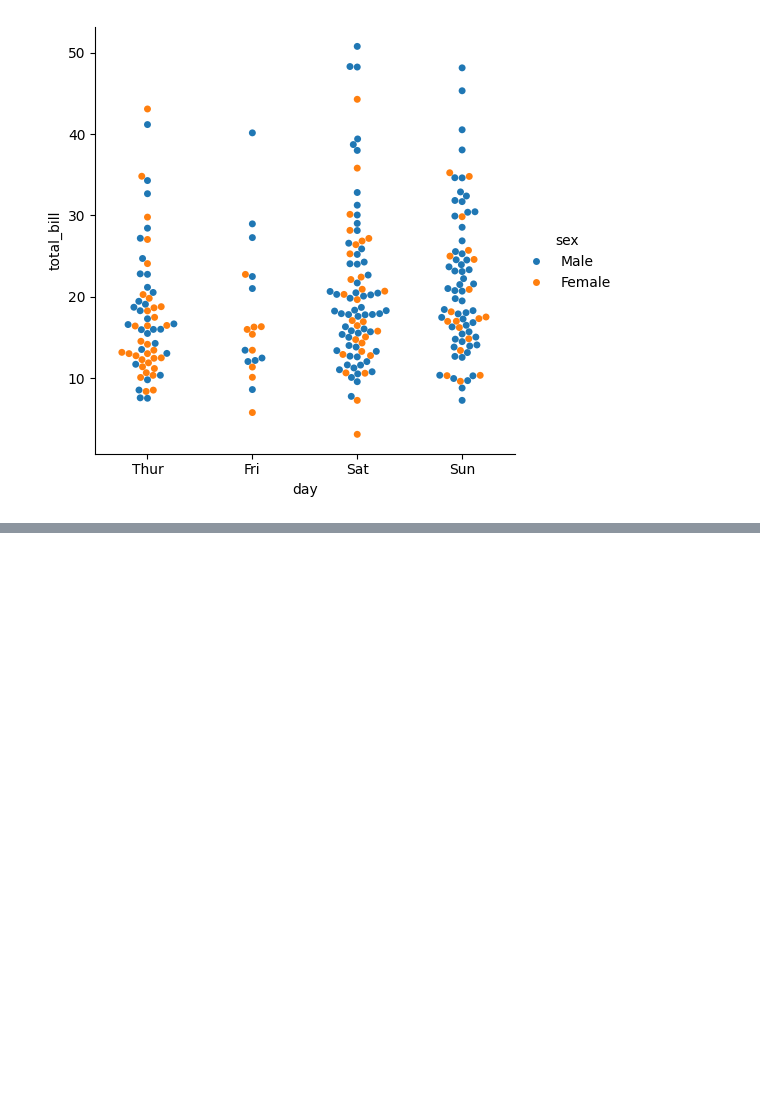
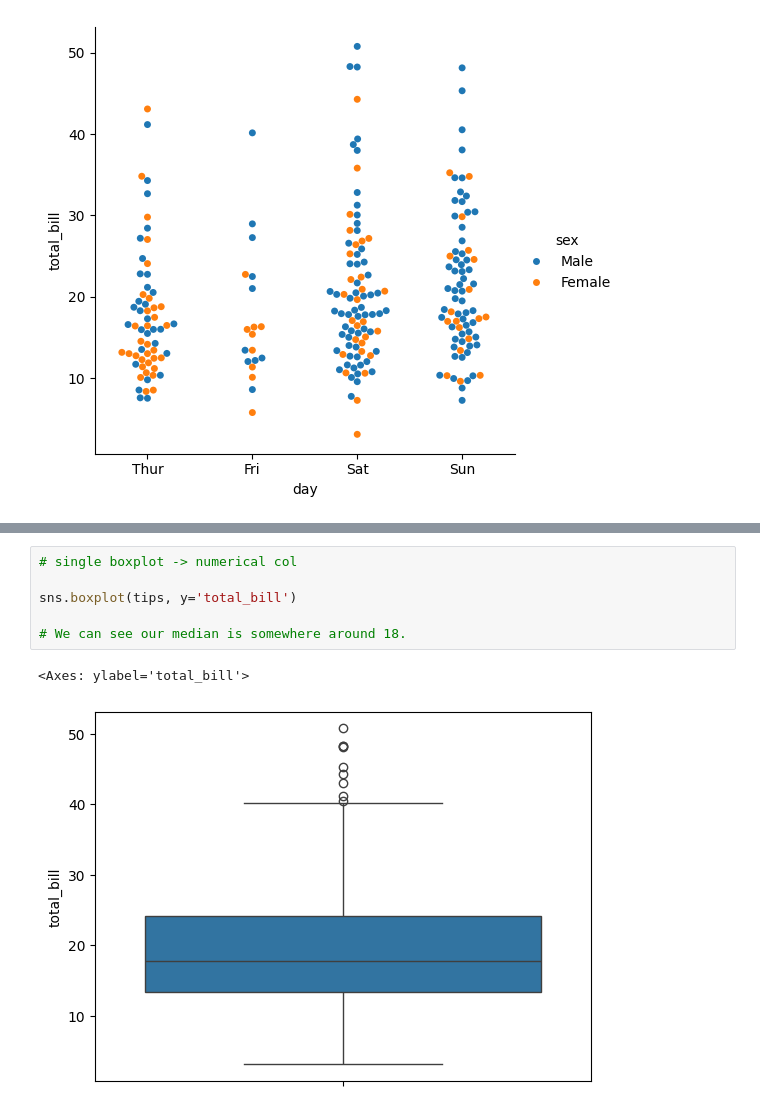
Before and after one commit to Muhammad-Waleed-Source/Chat-Room, a Jupyter notebook: Seaborn_2.ipynb, the cells around one changed output, grey strips where cells are left out. Cells and saved outputs as stored; diff of their text form; blank space fills up the shorter version.

```diff
--- a/Seaborn_2.ipynb
+++ b/Seaborn_2.ipynb
@@ -89,0 +116,9 @@ sns.catplot(tips, x='day', y='total_bill', kind='swarm', hue='sex')
+# %%
+# single boxplot -> numerical col
+
+sns.boxplot(tips, y='total_bill')
+
+# We can see our median is somewhere around 18.
+# %% [output]
+<Axes: ylabel='total_bill'>
+[figure, added]
```
Also changed, not shown: parts of 10 cells of this notebook.
